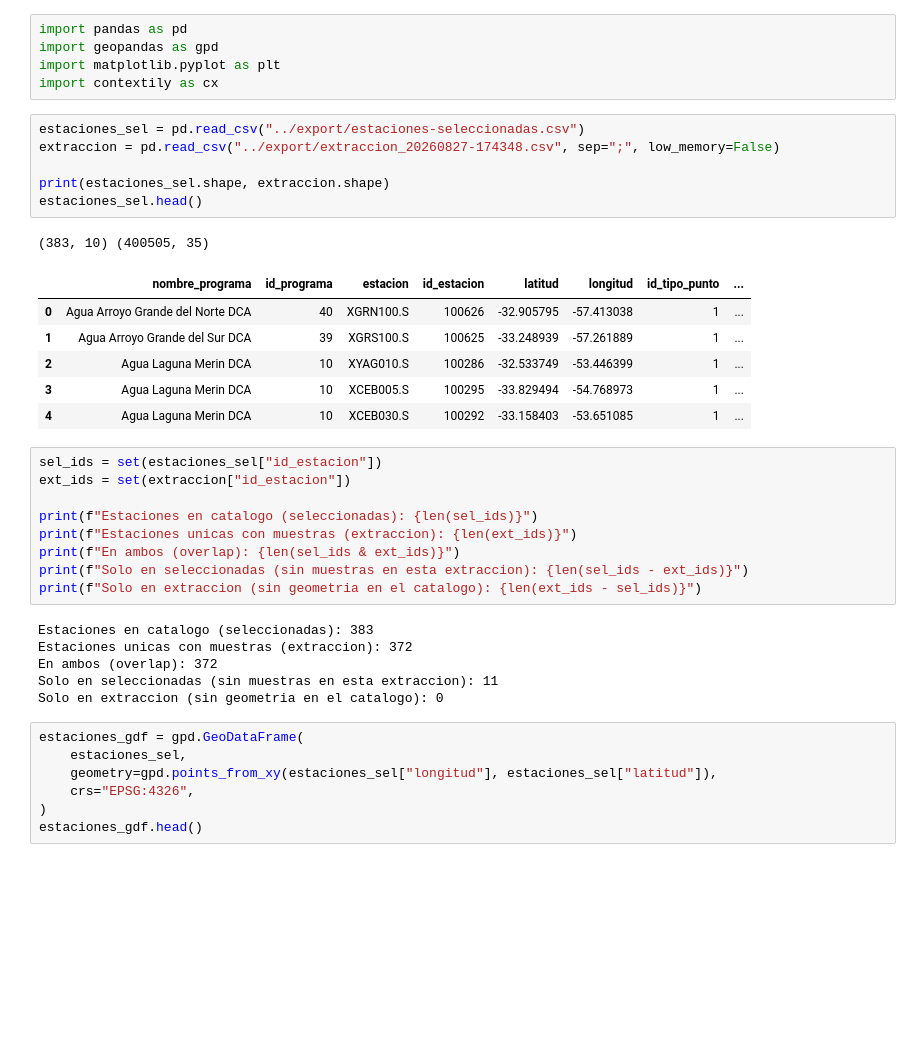
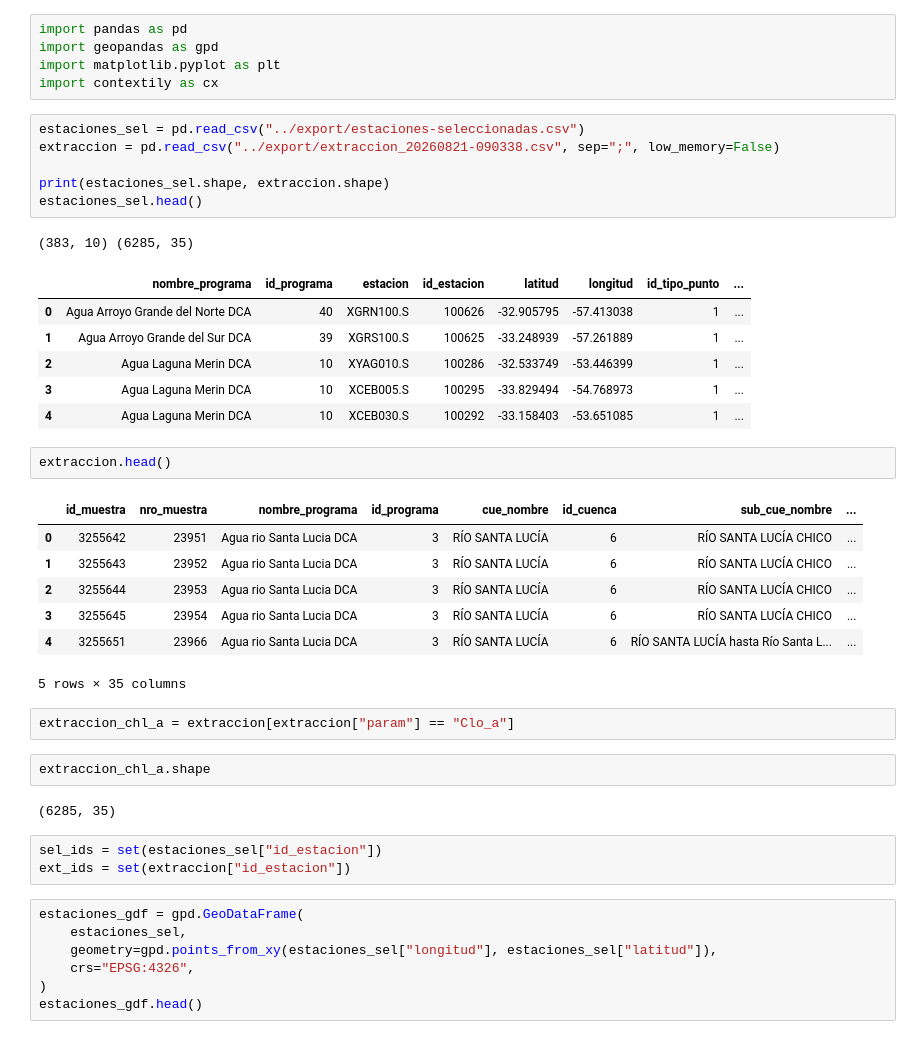
Before and after one commit to dimy20/ProyectoAA, a Jupyter notebook: notebooks/oan.ipynb, the cells around one changed output. Saved outputs shown, nothing was run; the diff lists cells and outputs as text; blank space fills up the shorter version.

```diff
--- a/notebooks/oan.ipynb
+++ b/notebooks/oan.ipynb
@@ -5,33 +5,37 @@ import matplotlib.pyplot as plt
 import contextily as cx
 # %%
 estaciones_sel = pd.read_csv("../export/estaciones-seleccionadas.csv")
-extraccion = pd.read_csv("../export/extraccion_20260827-174348.csv", sep=";", low_memory=False)
+extraccion = pd.read_csv("../export/extraccion_20260821-090338.csv", sep=";", low_memory=False)
 
 print(estaciones_sel.shape, extraccion.shape)
 estaciones_sel.head()
 # %% [output]
-(383, 10) (400505, 35)
+(383, 10) (6285, 35)
 |  | nombre_programa | id_programa | estacion | id_estacion | latitud | longitud | id_tipo_punto | ... |
 | 0 | Agua Arroyo Grande del Norte DCA | 40 | XGRN100.S | 100626 | -32.905795 | -57.413038 | 1 | ... |
 | 1 | Agua Arroyo Grande del Sur DCA | 39 | XGRS100.S | 100625 | -33.248939 | -57.261889 | 1 | ... |
 | 2 | Agua Laguna Merin DCA | 10 | XYAG010.S | 100286 | -32.533749 | -53.446399 | 1 | ... |
 | 3 | Agua Laguna Merin DCA | 10 | XCEB005.S | 100295 | -33.829494 | -54.768973 | 1 | ... |
 | 4 | Agua Laguna Merin DCA | 10 | XCEB030.S | 100292 | -33.158403 | -53.651085 | 1 | ... |
+# %%
+extraccion.head()
+# %% [output]
+|  | id_muestra | nro_muestra | nombre_programa | id_programa | cue_nombre | id_cuenca | sub_cue_nombre | ... |
+| 0 | 3255642 | 23951 | Agua rio Santa Lucia DCA | 3 | RÍO SANTA LUCÍA | 6 | RÍO SANTA LUCÍA CHICO | ... |
+| 1 | 3255643 | 23952 | Agua rio Santa Lucia DCA | 3 | RÍO SANTA LUCÍA | 6 | RÍO SANTA LUCÍA CHICO | ... |
+| 2 | 3255644 | 23953 | Agua rio Santa Lucia DCA | 3 | RÍO SANTA LUCÍA | 6 | RÍO SANTA LUCÍA CHICO | ... |
+| 3 | 3255645 | 23954 | Agua rio Santa Lucia DCA | 3 | RÍO SANTA LUCÍA | 6 | RÍO SANTA LUCÍA CHICO | ... |
+| 4 | 3255651 | 23966 | Agua rio Santa Lucia DCA | 3 | RÍO SANTA LUCÍA | 6 | RÍO SANTA LUCÍA hasta Río Santa L... | ... |
+5 rows × 35 columns
+# %%
+extraccion_chl_a = extraccion[extraccion["param"] == "Clo_a"]
+# %%
+extraccion_chl_a.shape
+# %% [output]
+(6285, 35)
 # %%
 sel_ids = set(estaciones_sel["id_estacion"])
 ext_ids = set(extraccion["id_estacion"])
-
-print(f"Estaciones en catalogo (seleccionadas): {len(sel_ids)}")
-print(f"Estaciones unicas con muestras (extraccion): {len(ext_ids)}")
-print(f"En ambos (overlap): {len(sel_ids & ext_ids)}")
-print(f"Solo en seleccionadas (sin muestras en esta extraccion): {len(sel_ids - ext_ids)}")
-print(f"Solo en extraccion (sin geometria en el catalogo): {len(ext_ids - sel_ids)}")
-# %% [output]
-Estaciones en catalogo (seleccionadas): 383
-Estaciones unicas con muestras (extraccion): 372
-En ambos (overlap): 372
-Solo en seleccionadas (sin muestras en esta extraccion): 11
-Solo en extraccion (sin geometria en el catalogo): 0
 # %%
 estaciones_gdf = gpd.GeoDataFrame(
     estaciones_sel,
```
Also changed, not shown: parts of 11 cells of this notebook.
